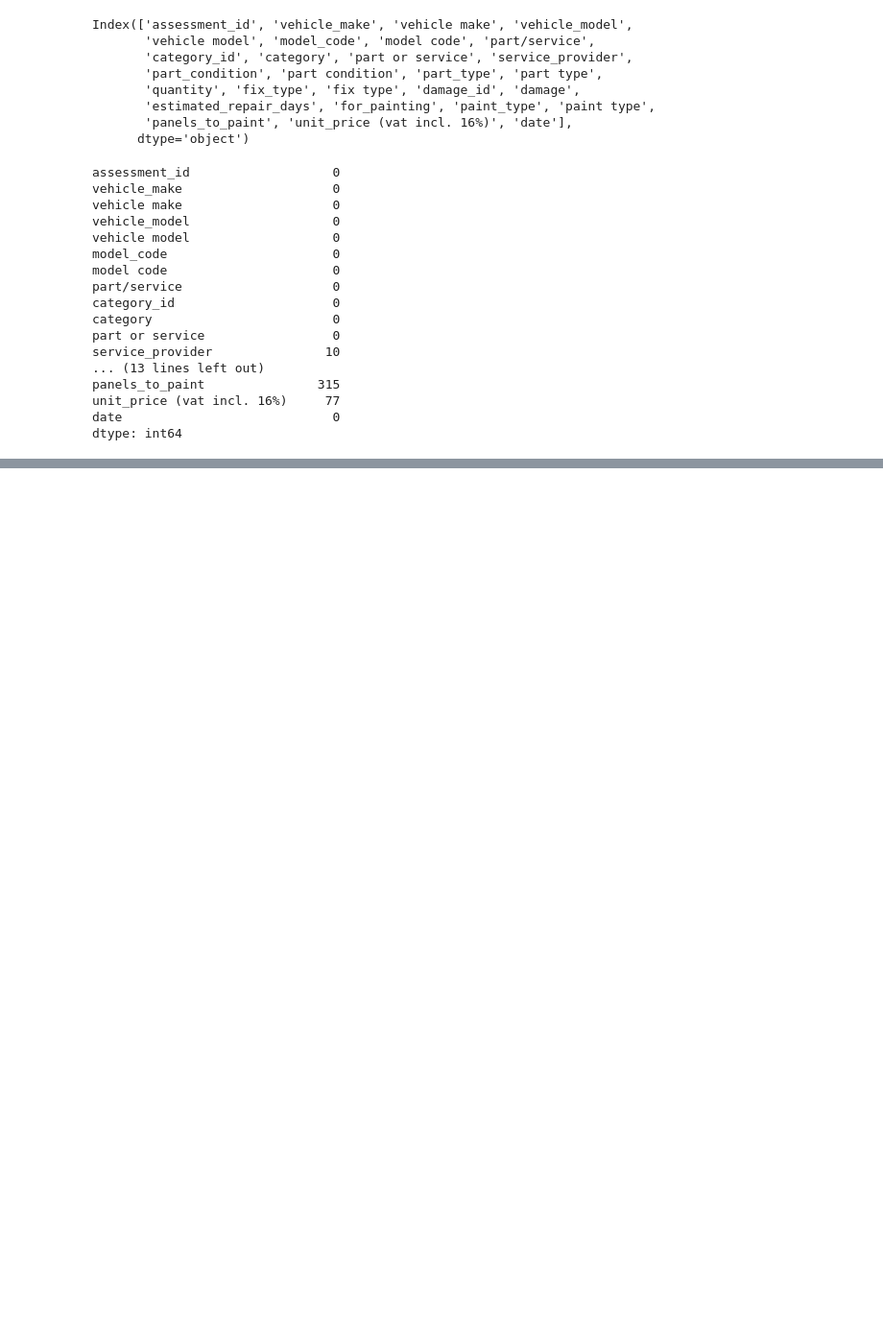
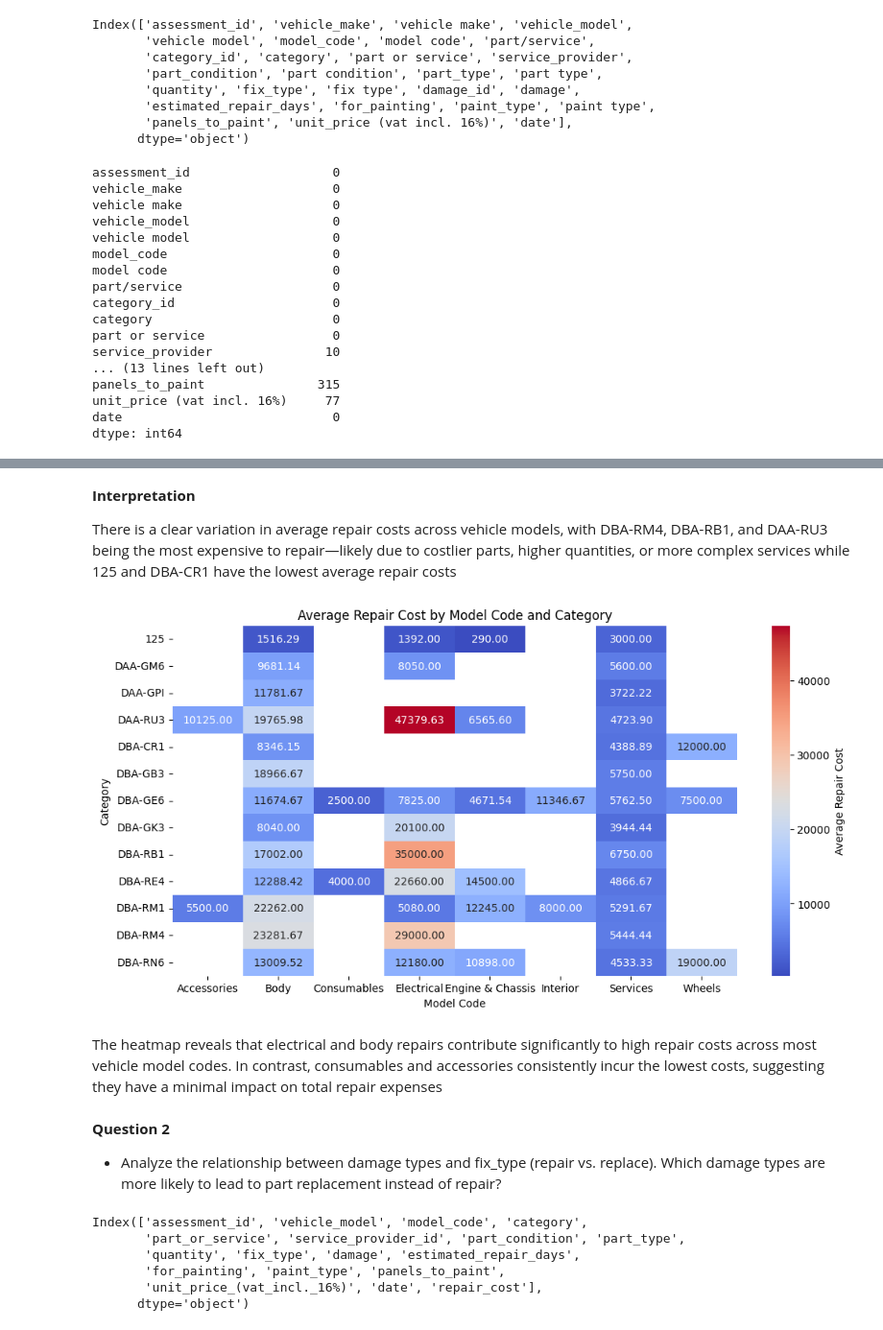
Before and after one commit to MarilynMaika/HONDA_PARTS_ANALYSIS, a Jupyter notebook: honda_parts_analysis.ipynb, the cells around one changed output, grey strips where cells are left out. Shown: that part at 96% size. Saved outputs shown, nothing was run; the diff lists cells and outputs as text; code cells hidden in the pictures; blank space fills up the shorter version.

```diff
--- a/honda_parts_analysis.ipynb
+++ b/honda_parts_analysis.ipynb
@@ -74,0 +297,6 @@ dtype: int64
+# %%
+# Step 2: Replace missing values with the group median
+clean_df['unit_price_(vat_incl._16%)'] = clean_df.apply(
+    lambda row: model_code_medians[row['model_code']] if pd.isna(row['unit_price_(vat_incl._16%)']) else row['unit_price_(vat_incl._16%)'],
+    axis=1
+)
@@ -74,0 +420,31 @@ dtype: int64
+# %% [markdown]
+**Interpretation**
+
+There is a clear variation in average repair costs across vehicle models, with DBA-RM4, DBA-RB1, and DAA-RU3 being the most expensive to repair—likely due to costlier parts, higher quantities, or more complex services while 125 and DBA-CR1 have the lowest average repair costs
+# %%
+# Average repair cost by model_code and category
+pivot_table = clean_df.pivot_table(values='repair_cost', index='model_code', columns='category', aggfunc='mean')
+plt.figure(figsize=(12, 6))
+sns.heatmap(pivot_table, annot=True, fmt=".2f", cmap='coolwarm', cbar_kws={'label': 'Average Repair Cost'})
+plt.title('Average Repair Cost by Model Code and Category')
+plt.xlabel('Model Code')
+plt.ylabel('Category')
+plt.show()
+# %% [output]
+[figure, added]
+# %% [markdown]
+The heatmap reveals that electrical and body repairs contribute significantly to high repair costs across most vehicle model codes. In contrast, consumables and accessories consistently incur the lowest costs, suggesting they have a minimal impact on total repair expenses
+# %% [markdown]
+**Question 2**
+- Analyze the relationship between damage types and fix_type (repair vs.
+replace). Which damage types are more likely to lead to part replacement
+instead of repair?
+# %%
+clean_df.columns
+# %% [output]
+Index(['assessment_id', 'vehicle_model', 'model_code', 'category',
+       'part_or_service', 'service_provider_id', 'part_condition', 'part_type',
+       'quantity', 'fix_type', 'damage', 'estimated_repair_days',
+       'for_painting', 'paint_type', 'panels_to_paint',
+       'unit_price_(vat_incl._16%)', 'date', 'repair_cost'],
+      dtype='object')
```
Also changed, not shown: parts of 51 cells of this notebook, 1 other file.
